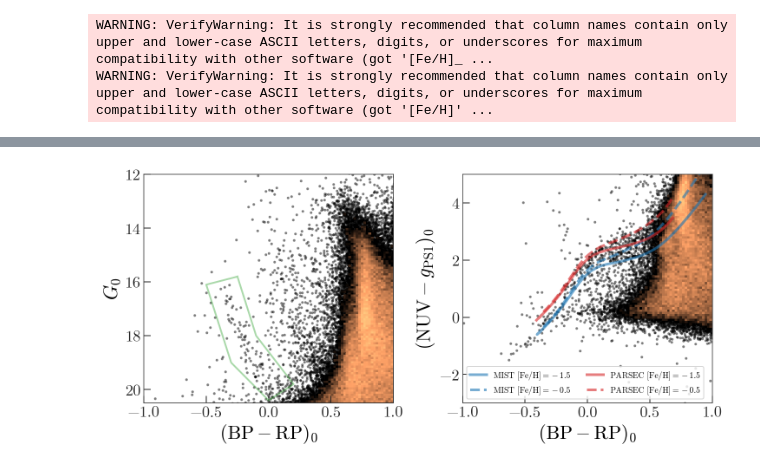
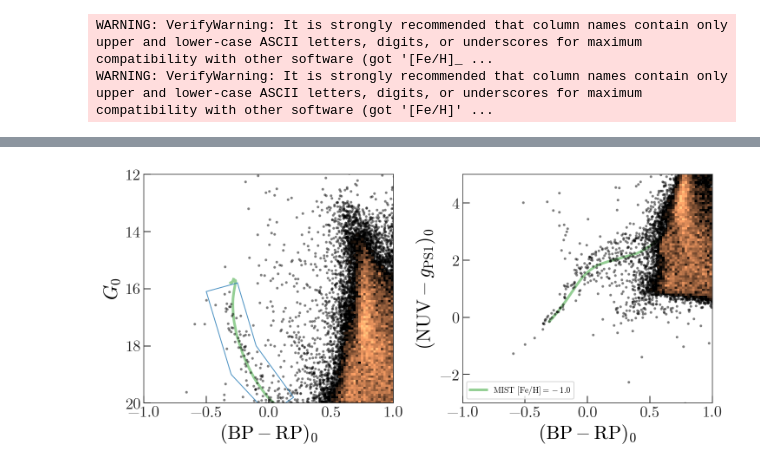
Before and after one commit to adrn/dr2-lmc-cluster, a Jupyter notebook: notebooks/Figure-Gaia-CMD.ipynb, the cells around one changed output, grey strips where cells are left out. Cells and saved outputs as stored; diff of their text form; code cells hidden in the pictures.

```diff
--- a/notebooks/Figure-Gaia-CMD.ipynb
+++ b/notebooks/Figure-Gaia-CMD.ipynb
@@ -47,30 +45,24 @@ cluster_c.galactic
 # %%
-g = GaiaData('../data/data-joined.fits')
-c = g.get_skycoord(distance=False)
+all_g = GaiaData('../data/data-joined.fits')
+c = all_g.get_skycoord(distance=False)
 
-near_cluster = c.separation(cluster_c) < 3*u.deg
-g = g[near_cluster]
+near_cluster = (c.separation(cluster_c) < 2.5*u.deg) & (all_g.G0 < 20)
+g = all_g[near_cluster]
 c = c[near_cluster]
 
 mag_c = c.transform_to(gc.MagellanicStream)
 # %%
 mist_isos = []
 parsec_isos = []
-fehs = [-1.5, -0.5]
-lses = ['-', '--']
+fehs = [-1.]
+lses = ['-']
 
 for feh in fehs:
     fn = '/Users/adrian/data/Isochrones/MIST/FeH_{:.1f}_iso.fits'.format(feh)
     all_iso = Table.read(fn)
-    iso = all_iso[np.isclose(all_iso['log10_isochrone_age_yr'], 7.7)]
+    iso = all_iso[np.isclose(all_iso['log10_isochrone_age_yr'], 8)]
     iso = iso[np.isin(iso['phase'], [0])]
     mist_isos.append(iso)
-
-    fn = '/Users/adrian/data/Isochrones/PARSEC/FeH_{:.1f}_iso.fits'.format(feh)
-    all_iso = Table.read(fn)
-    iso = all_iso[np.isclose(all_iso['log(age/yr)'], 7.7)]
-    iso = iso[np.isin(iso['stage'], [1])]
-    parsec_isos.append(iso)
 # %% [output]
 WARNING: VerifyWarning: It is strongly recommended that column names contain only upper and lower-case ASCII letters, digits, or underscores for maximum compatibility with other software (got '[Fe/H]_ ...
 WARNING: VerifyWarning: It is strongly recommended that column names contain only upper and lower-case ASCII letters, digits, or underscores for maximum compatibility with other software (got '[Fe/H]' ...
@@ -77,30 +191,4 @@ WARNING: VerifyWarning: It is strongly recommended that column names contain onl
 # %%
-col_binsize = 0.02
-mag_binsize = 0.08
-norm = mpl.colors.LogNorm(vmin=pt_thresh+1, vmax=1e2)
-
-def make_panel(ax, col, mag, col_lim, mag_lim,
-               col_label, mag_label, flipy=True):
-    H, xe, ye = np.histogram2d(col, mag,
-                               bins=(np.arange(col_lim[0], col_lim[1]+1e-3, col_binsize),
-                                     np.arange(mag_lim[0], mag_lim[1]+1e-3, mag_binsize)))
-
-    H[H < pt_thresh] = np.nan
-    m = ax.pcolormesh(xe, ye, H.T,
-                      norm=norm, label='',
-                      **pcolor_style)
-    ax.plot(col, mag,
-            zorder=-10, label='', **dark_ptstyle)
-    ax.set_xlim(col_lim)
-
-    if flipy:
-        ax.set_ylim(mag_lim[::-1])
-    else:
-        ax.set_ylim(mag_lim)
-
-    ax.set_xlabel(col_label)
-    ax.set_ylabel(mag_label)
-
 fig, axes = plt.subplots(1, 2, figsize=(10, 4.5),
                          constrained_layout=True)
 
@@ -131,29 +219,27 @@ nodes = np.array([[-0.25, 15.8],
                   [-0.5, 16.1],
                   [-0.25, 15.8]])
 axes[0].plot(nodes[:, 0], nodes[:, 1],
-             marker='', color='tab:green', lw=2, alpha=0.4)
+             marker='', color='tab:blue', lw=1, alpha=0.8)
+axes[0].set_ylim(20, 12)
+
+polygon = mpl.path.Path(nodes)
+# polygon.contains_points()
+
+style = dict(marker='', linewidth=3, ls=ls,
+             alpha=0.5, color='tab:green', zorder=-100)
 
 for iso, feh, ls in zip(mist_isos, fehs, lses):
-#     axes[0].plot(iso['G_BP'] - iso['G_RP'],
-#                  iso['G'] + coord.Distance(30*u.kpc).distmod.value,
-#                  marker='')
+    axes[0].plot(iso['G_BP'] - iso['G_RP'],
+                 iso['G'] + coord.Distance(29*u.kpc).distmod.value,
+                 **style)
+
     axes[1].plot(iso['G_BP'] - iso['G_RP'],
                  iso['NUV'] - iso['ps1_g'],
-                 marker='', linewidth=3, ls=ls,
-                 alpha=0.6, color='tab:blue',
-                 label=r'MIST $[{\rm Fe}/{\rm H}] =' + ' {:.1f}$'.format(feh))
-
-for iso, feh, ls in zip(parsec_isos, fehs, lses):
-#     axes[0].plot(iso['G_BP'] - iso['G_RP'],
-#                  iso['G'] + coord.Distance(30*u.kpc).distmod.value,
-#                  marker='')
-    axes[1].plot(iso['G_BP'] - iso['G_RP'],
-                 iso['NUV'] - iso['ps1_g'],
-                 marker='', linewidth=3, ls=ls,
-                 alpha=0.6, color='tab:red',
-                 label=r'PARSEC $[{\rm Fe}/{\rm H}] =' + ' {:.1f}$'.format(feh))
+                 label=r'MIST $[{\rm Fe}/{\rm H}] =' + ' {:.1f}$'.format(feh),
+                 **style)
 
 axes[1].legend(loc='lower left', fontsize=9.5, ncol=2)
 
-fig.savefig(fig_path / 'gaia-galex-cmd.pdf', dpi=250)
+
+# fig.savefig(fig_path / 'gaia-galex-cmd.pdf', dpi=250)
 # %% [output]
@@ -160 +247 @@ fig.savefig(fig_path / 'gaia-galex-cmd.pdf', dpi=250)
-[figure, old version]
+[figure, new version]
```
Also changed, not shown: parts of 8 cells of this notebook, 1 other file.
